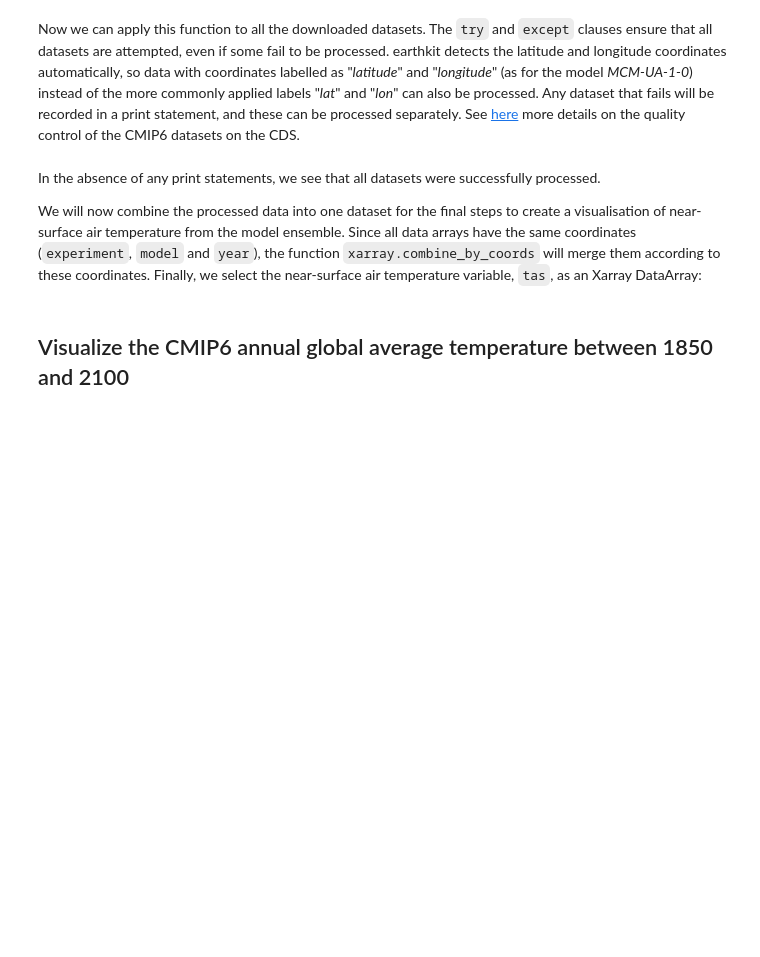
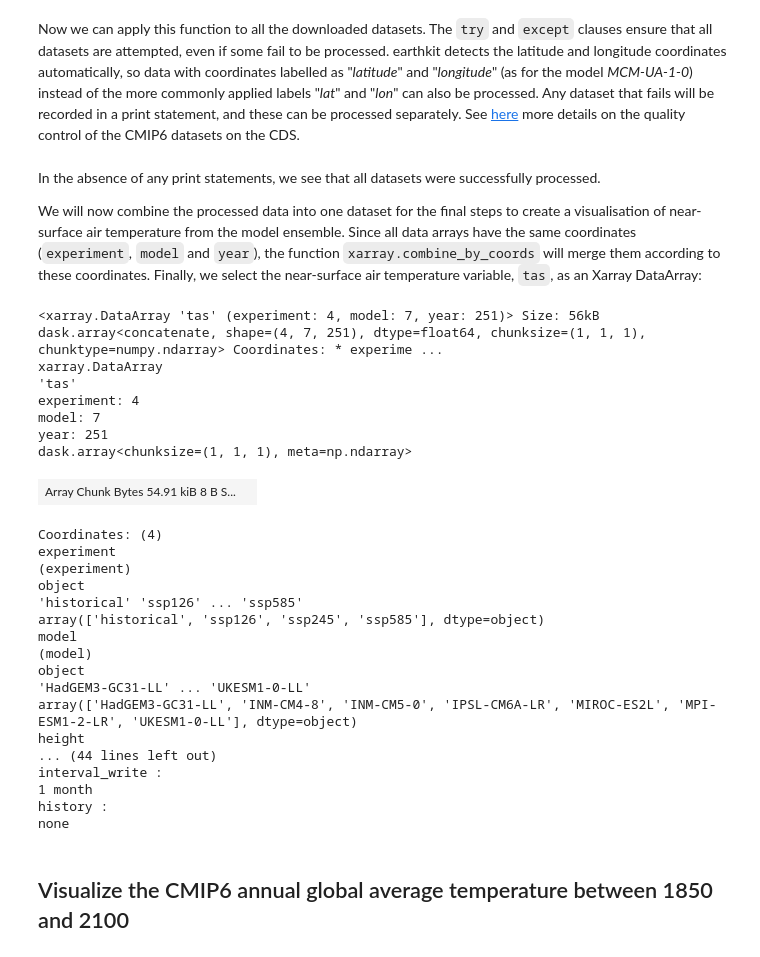
Before and after one commit to justbia/c3s-training-submodule-projections, a Jupyter notebook: projections-cmip6.ipynb, the cells around one changed output. Drawn from its saved outputs; the diff is of its cells as text; code cells hidden in the pictures; blank space fills up the shorter version.

```diff
--- a/projections-cmip6.ipynb
+++ b/projections-cmip6.ipynb
@@ -245,8 +453,34 @@ In the absence of any print statements, we see that all datasets were successful
 
 We will now combine the processed data into one dataset for the final steps to create a visualisation of near-surface air temperature from the model ensemble. Since all data arrays have the same coordinates (`experiment`, `model` and `year`), the function `xarray.combine_by_coords` will merge them according to these coordinates. Finally, we select the near-surface air temperature variable, `tas`, as an Xarray DataArray:
 # %%
-data = xr.combine_by_coords(cmip6_annual)["tas"]
+data = xr.combine_by_coords(cmip6_annual,combine_attrs="drop_conflicts")["tas"]
 data
+# %% [output]
+<xarray.DataArray 'tas' (experiment: 4, model: 7, year: 251)> Size: 56kB dask.array<concatenate, shape=(4, 7, 251), dtype=float64, chunksize=(1, 1, 1), chunktype=numpy.ndarray> Coordinates: * experime ...
+xarray.DataArray
+'tas'
+experiment: 4
+model: 7
+year: 251
+dask.array<chunksize=(1, 1, 1), meta=np.ndarray>
+| Array Chunk Bytes 54.91 kiB 8 B S... |  |
+Coordinates: (4)
+experiment
+(experiment)
+object
+'historical' 'ssp126' ... 'ssp585'
+array(['historical', 'ssp126', 'ssp245', 'ssp585'], dtype=object)
+model
+(model)
+object
+'HadGEM3-GC31-LL' ... 'UKESM1-0-LL'
+array(['HadGEM3-GC31-LL', 'INM-CM4-8', 'INM-CM5-0', 'IPSL-CM6A-LR', 'MIROC-ES2L', 'MPI-ESM1-2-LR', 'UKESM1-0-LL'], dtype=object)
+height
+... (44 lines left out)
+interval_write :
+1 month
+history :
+none
 # %% [markdown]
 ## Visualize the CMIP6 annual global average temperature between 1850 and 2100
 # %% [markdown]
```
Also changed, not shown: parts of 5 cells of this notebook, 1 other file.
